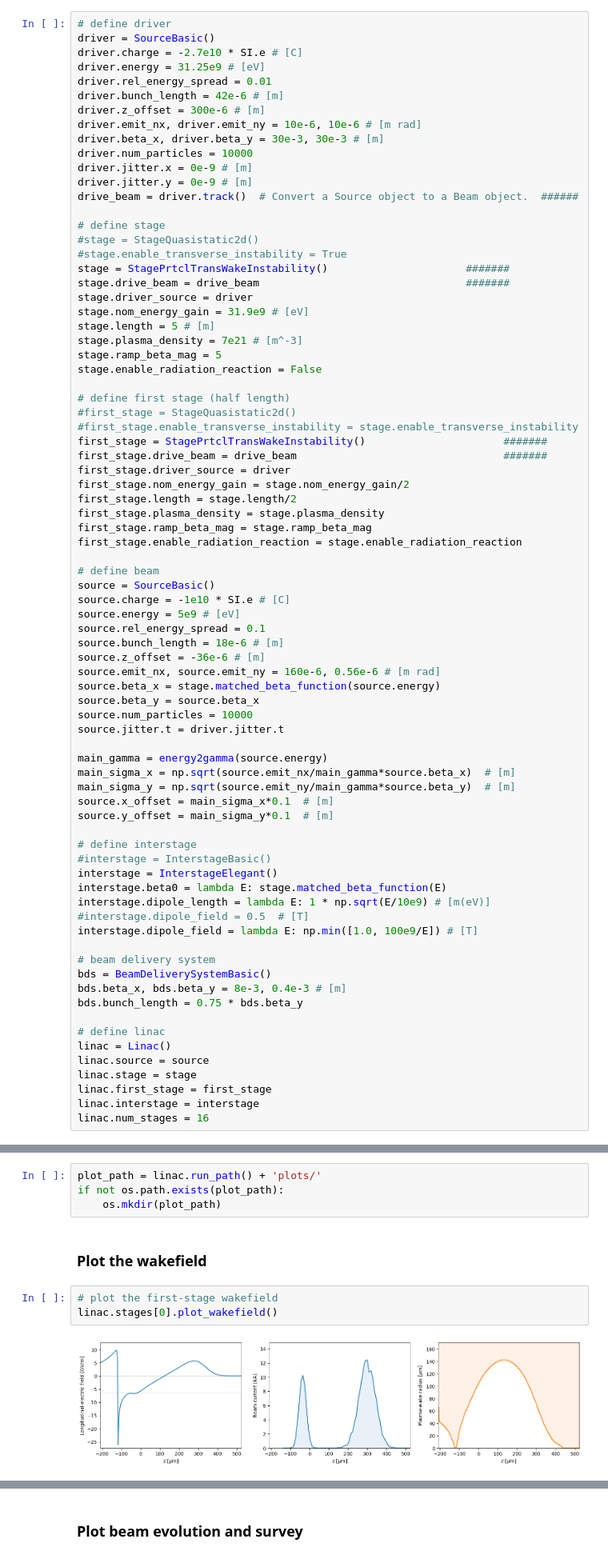
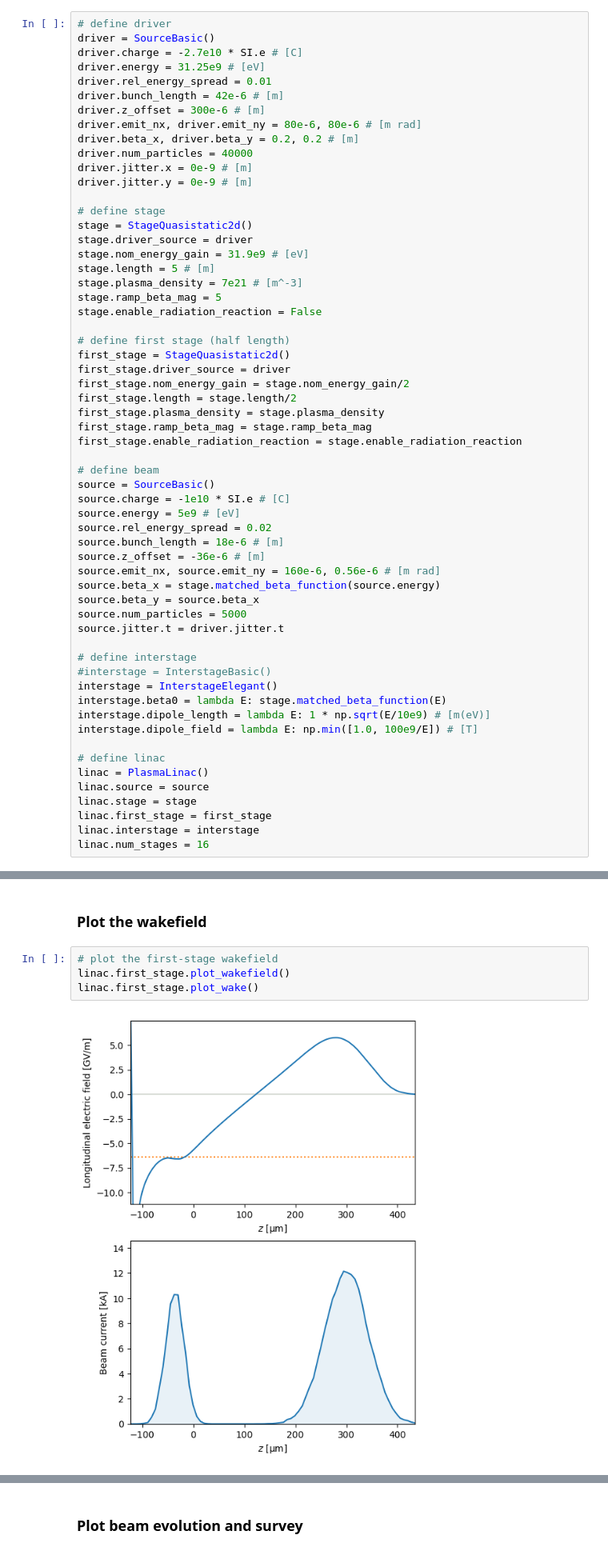
Before and after one commit to abel-framework/ABEL, a Jupyter notebook: examples/linac_example.ipynb, the cells around one changed output, grey strips where cells are left out. Shown at 80% size. Cells and saved outputs as stored; diff of their text form.

```diff
--- a/examples/linac_example.ipynb
+++ b/examples/linac_example.ipynb
@@ -21,18 +19,14 @@ driver.energy = 31.25e9 # [eV]
 driver.rel_energy_spread = 0.01
 driver.bunch_length = 42e-6 # [m]
 driver.z_offset = 300e-6 # [m]
-driver.emit_nx, driver.emit_ny = 10e-6, 10e-6 # [m rad]
-driver.beta_x, driver.beta_y = 30e-3, 30e-3 # [m]
-driver.num_particles = 10000
+driver.emit_nx, driver.emit_ny = 80e-6, 80e-6 # [m rad]
+driver.beta_x, driver.beta_y = 0.2, 0.2 # [m]
+driver.num_particles = 40000
 driver.jitter.x = 0e-9 # [m]
 driver.jitter.y = 0e-9 # [m]
-drive_beam = driver.track()  # Convert a Source object to a Beam object.  ######
 
 # define stage
-#stage = StageQuasistatic2d()
-#stage.enable_transverse_instability = True
-stage = StagePrtclTransWakeInstability()                      #######
-stage.drive_beam = drive_beam                                 #######
+stage = StageQuasistatic2d()
 stage.driver_source = driver
 stage.nom_energy_gain = 31.9e9 # [eV]
 stage.length = 5 # [m]
@@ -41,10 +35,7 @@ stage.ramp_beta_mag = 5
 stage.enable_radiation_reaction = False
 
 # define first stage (half length)
-#first_stage = StageQuasistatic2d()
-#first_stage.enable_transverse_instability = stage.enable_transverse_instability
-first_stage = StagePrtclTransWakeInstability()                      #######
-first_stage.drive_beam = drive_beam                                 #######
+first_stage = StageQuasistatic2d()
 first_stage.driver_source = driver
 first_stage.nom_energy_gain = stage.nom_energy_gain/2
 first_stage.length = stage.length/2
@@ -56,36 +47,24 @@ first_stage.enable_radiation_reaction = stage.enable_radiation_reaction
 source = SourceBasic()
 source.charge = -1e10 * SI.e # [C]
 source.energy = 5e9 # [eV]
-source.rel_energy_spread = 0.1
+source.rel_energy_spread = 0.02
 source.bunch_length = 18e-6 # [m]
 source.z_offset = -36e-6 # [m]
 source.emit_nx, source.emit_ny = 160e-6, 0.56e-6 # [m rad]
 source.beta_x = stage.matched_beta_function(source.energy)
 source.beta_y = source.beta_x
-source.num_particles = 10000
+source.num_particles = 5000
 source.jitter.t = driver.jitter.t
-
-main_gamma = energy2gamma(source.energy)
-main_sigma_x = np.sqrt(source.emit_nx/main_gamma*source.beta_x)  # [m]
-main_sigma_y = np.sqrt(source.emit_ny/main_gamma*source.beta_y)  # [m]
-source.x_offset = main_sigma_x*0.1  # [m]
-source.y_offset = main_sigma_y*0.1  # [m]
 
 # define interstage
 #interstage = InterstageBasic()
 interstage = InterstageElegant()
 interstage.beta0 = lambda E: stage.matched_beta_function(E)
 interstage.dipole_length = lambda E: 1 * np.sqrt(E/10e9) # [m(eV)]
-#interstage.dipole_field = 0.5  # [T]
 interstage.dipole_field = lambda E: np.min([1.0, 100e9/E]) # [T]
 
-# beam delivery system
-bds = BeamDeliverySystemBasic()
-bds.beta_x, bds.beta_y = 8e-3, 0.4e-3 # [m]
-bds.bunch_length = 0.75 * bds.beta_y
-
 # define linac
-linac = Linac()
+linac = PlasmaLinac()
 linac.source = source
 linac.stage = stage
 linac.first_stage = first_stage
@@ -123,11 +95,8 @@ Tracking element 23 (InterstageElegant, stage 11, s = 293.0 m, 339.7 GeV, -1.36
-# %%
-plot_path = linac.run_path() + 'plots/'
-if not os.path.exists(plot_path):
-    os.mkdir(plot_path)
 # %% [markdown]
 ### Plot the wakefield
 # %%
 # plot the first-stage wakefield
-linac.stages[0].plot_wakefield()
+linac.first_stage.plot_wakefield()
+linac.first_stage.plot_wake()
 # %% [output]
-[figure, old version]
+[figure, new version]
```
Also changed, not shown: parts of 8 cells of this notebook, 38 other files.
